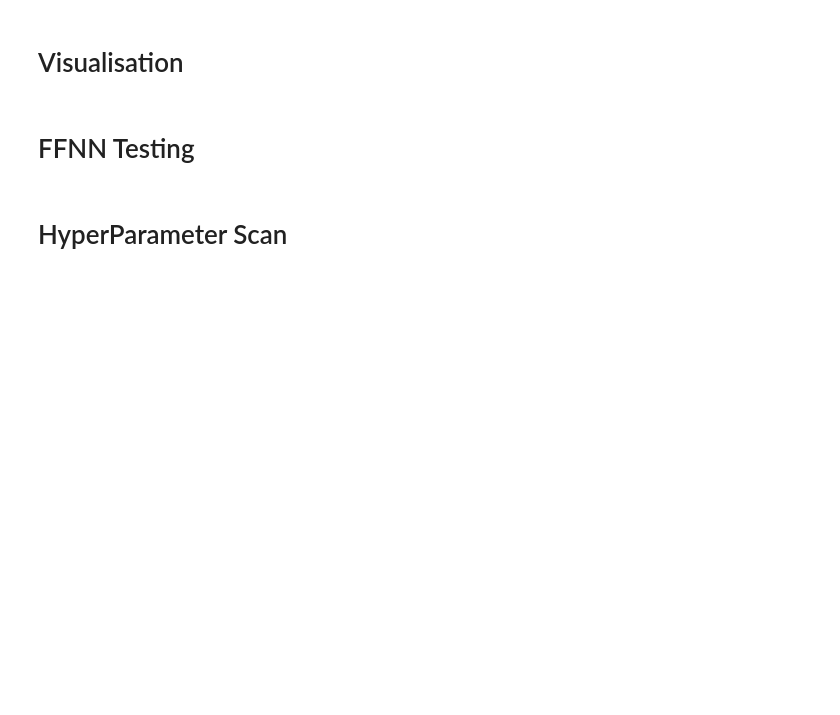
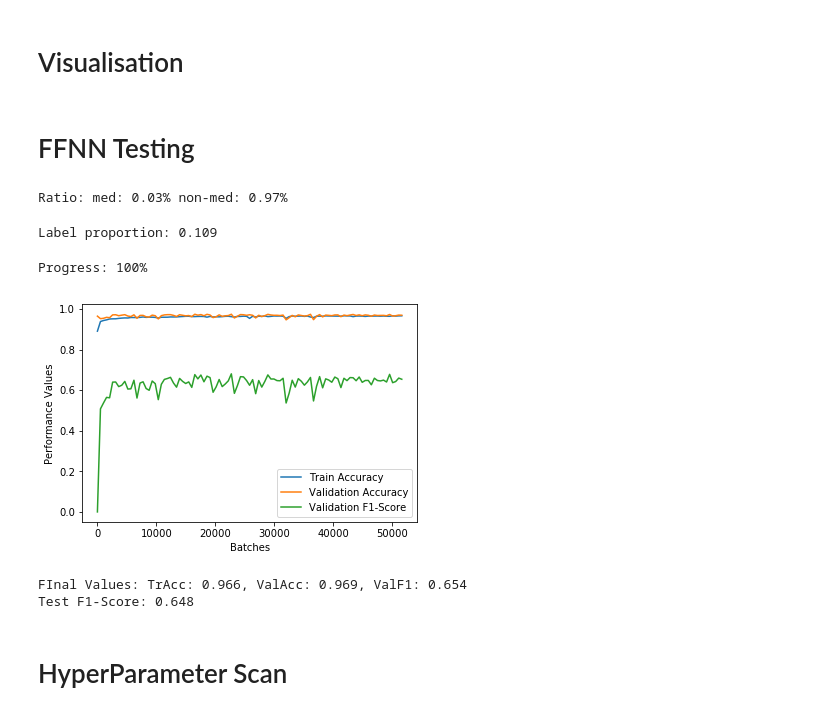
Before and after one commit to goto1991/L2B2-medication-extraction, a Jupyter notebook: Model 3.ipynb, the cells around one changed output. Saved outputs shown, nothing was run; the diff lists cells and outputs as text; code cells hidden in the pictures; blank space fills up the shorter version.

```diff
--- a/Model 3.ipynb
+++ b/Model 3.ipynb
@@ -33,3 +33,5 @@ Labels loaded
 #print('Number of Labeled Texts: ', Dataset.number_of(labelled='yes'))
 #print('Number of Initially Labeled Texts: ', Dataset.number_of(labelled='yes', label_type='train'))
 #print('Number of Competitor Labeled Texts Texts: ', Dataset.number_of(labelled='yes', label_type='test'))
+# %%
+target_dict = fn.load_labels('labels')
@@ -38,7 +42,10 @@ Labels loaded
 # %%
 from gensim.models import Word2Vec
 
-#sentences = fn.load_sentences('sent')
+sentences = fn.load_sentences('sentences')
+
 #model = Word2Vec(sentences, min_count=1, size=100)
+#model.save('W2V')
 
 model = Word2Vec.load('W2V')
+vocab = model.wv.vocab.keys()
@@ -63,15 +69,24 @@ target_dict = {label: words for (label, words) in zip(targets, list(fn.label_wor
 labelled_cases = Dataset.get_DS(labelled='yes')
 labelled_cases.process_for_testing()
 # %%
-sets = fn.get_traintest2(labelled_cases, model)
+sets = fn.get_ff_traintest(labelled_cases, model, left_words=5, right_words=5)
 # %%
-print(np.array(sets['train_labels']).sum(0)/ len(sets['train_labels']))
+print('Ratio: med: {:.2f}% non-med: {:.2f}%'.format(*(np.array(sets['train_labels']).sum(0)/ len(sets['train_labels']))))
+# %% [output]
+Ratio: med: 0.03% non-med: 0.97%
 # %%
-fn.saturate_training_set(sets, model, target_dict['medications'], 0.1)
+fn.saturate_training_set_training(sets, 0.1)
+# %% [output]
+Label proportion: 0.109
 # %%
-NN = FF_Model(layers=[50])
+NN = FF_Model(input_size=1100, layers=[100, 50])
 NN.build_graph()
-NN.train(sets, epochs=10, batch=50)
+_,_,_,_ = NN.train(sets, epochs=10, batch=50, show_progress=True, show_plot=True)
+# %% [output]
+Progress: 100%
+[figure, added]
+FInal Values: TrAcc: 0.966, ValAcc: 0.969, ValF1: 0.654
+Test F1-Score: 0.648
 # %%
 res = NN.predict(sets['test_set'])
 tru = np.argmax(sets['test_labels'], 1)
```
Also changed, not shown: parts of 6 cells of this notebook, 3 other files.
